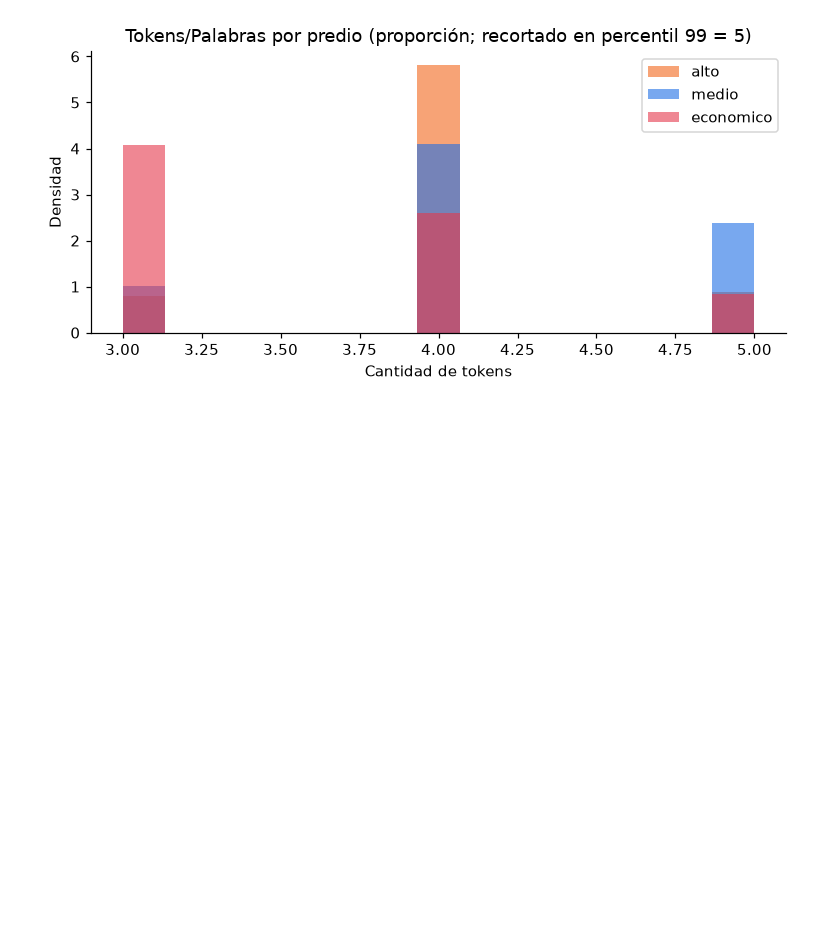
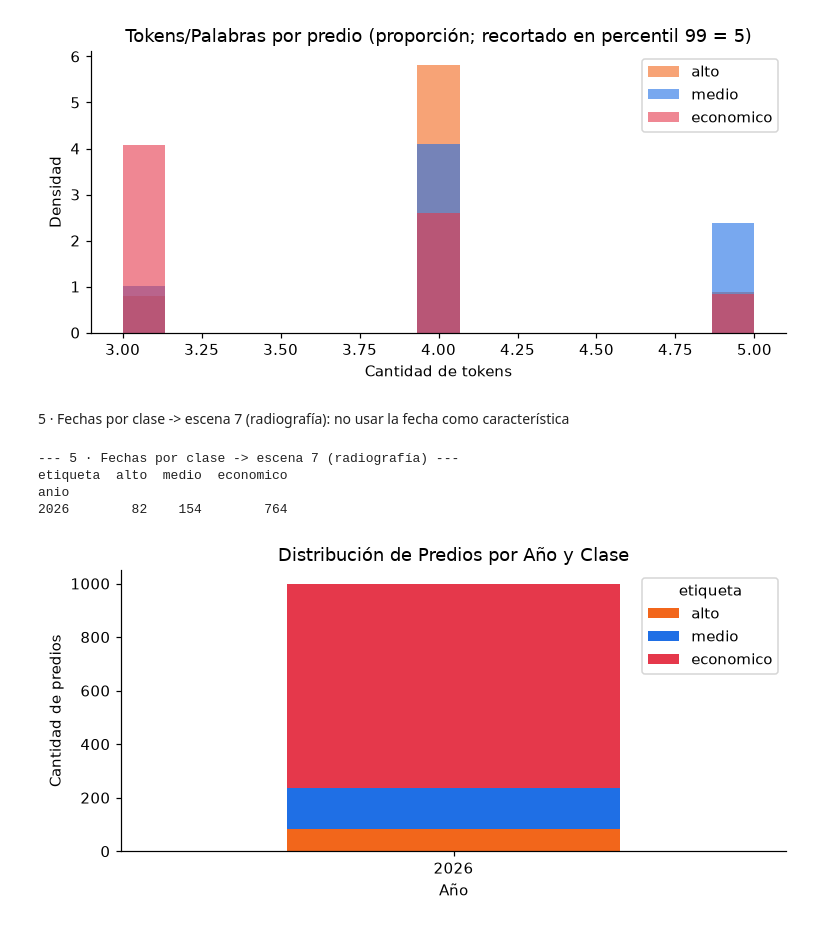
Before and after one commit to S-lopez14/ML_202604_Santiago_Lopez_F, a Jupyter notebook: src/sincronicas/Semana_3SINC.ipynb, the cells around one changed output. Drawn from its saved outputs; the diff is of its cells as text; code cells hidden in the pictures; blank space fills up the shorter version.

```diff
--- a/src/sincronicas/Semana_3SINC.ipynb
+++ b/src/sincronicas/Semana_3SINC.ipynb
@@ -386,30 +407,34 @@ alto         85.0   4.0  0.5  3.0  4.0  4.0  4.0  5.0
 medio       176.0   4.2  0.7  3.0  4.0  4.0  5.0  5.0
 economico  1199.0   3.6  0.7  3.0  3.0  3.0  4.0  5.0
 [figure]
+# %% [markdown]
+
+5 · Fechas por clase -> escena 7 (radiografía): no usar la fecha como característica
 # %%
-print("--- 5 · Fechas por clase -> escena 7 (radiografía) ---")
-
-# Reducir el dataset a 1,000 registros para evitar el colapso de RAM
-df = df.head(1000).copy()
-
 # Convertir la columna 'fecha' a formato datetime y extraer el año
 df["anio"] = pd.to_datetime(df["fecha"], errors="coerce").dt.year
 
 # Crear la tabla cruzada (crosstab)
 tabla_anios = pd.crosstab(df["anio"], df["etiqueta"]).reindex(columns=CLASES, fill_value=0)
 print(tabla_anios)
 
 # Generar el gráfico de barras apiladas
 tabla_anios.plot(
     kind="bar",
     stacked=True,
     figsize=(7, 3.5),
     color=[COLORES.get(c, "gray") for c in CLASES],
-    title="Distribución de Predios por Año y Clase (Muestra de 1000)"
+    title="Distribución de Predios por Año y Clase"
 )
 
 plt.ylabel("Cantidad de predios")
 plt.xlabel("Año")
 plt.xticks(rotation=0)
 plt.tight_layout()
 plt.show()
+# %% [output]
+--- 5 · Fechas por clase -> escena 7 (radiografía) ---
+etiqueta  alto  medio  economico
+anio
+2026        82    154        764
+[figure, added]
```
Also changed, not shown: parts of 17 cells of this notebook, 8 other files.
